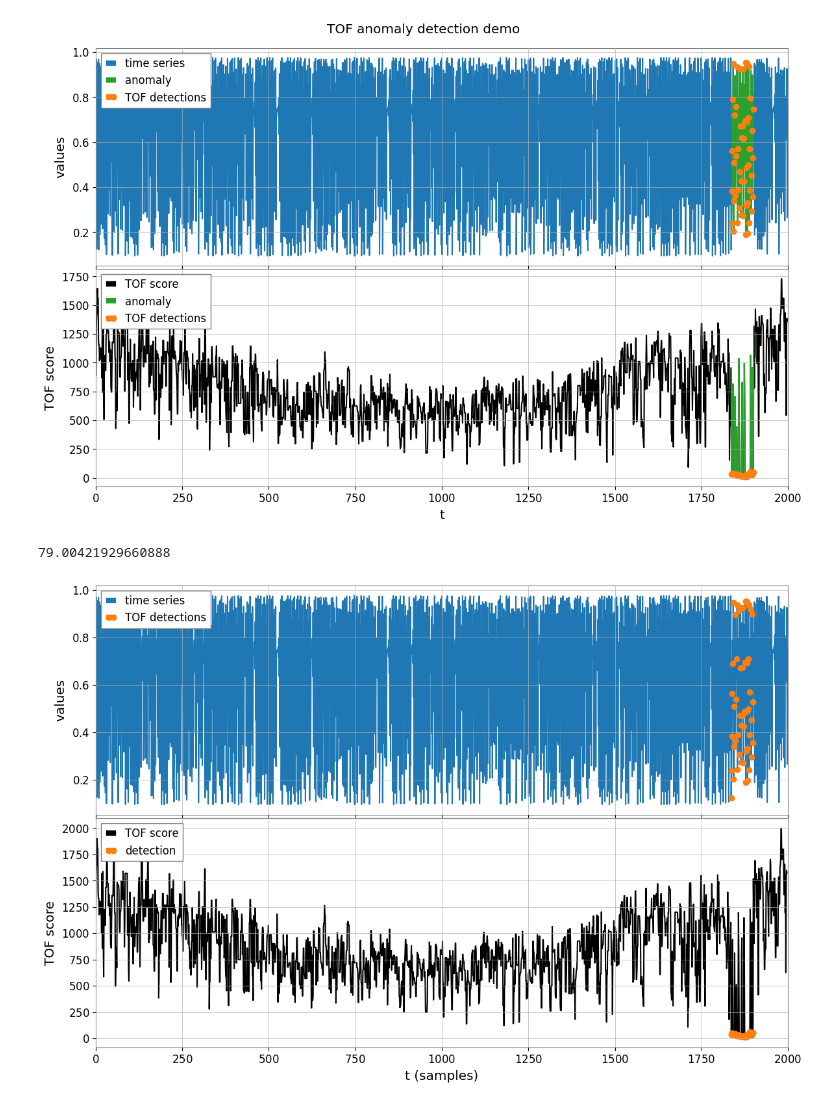
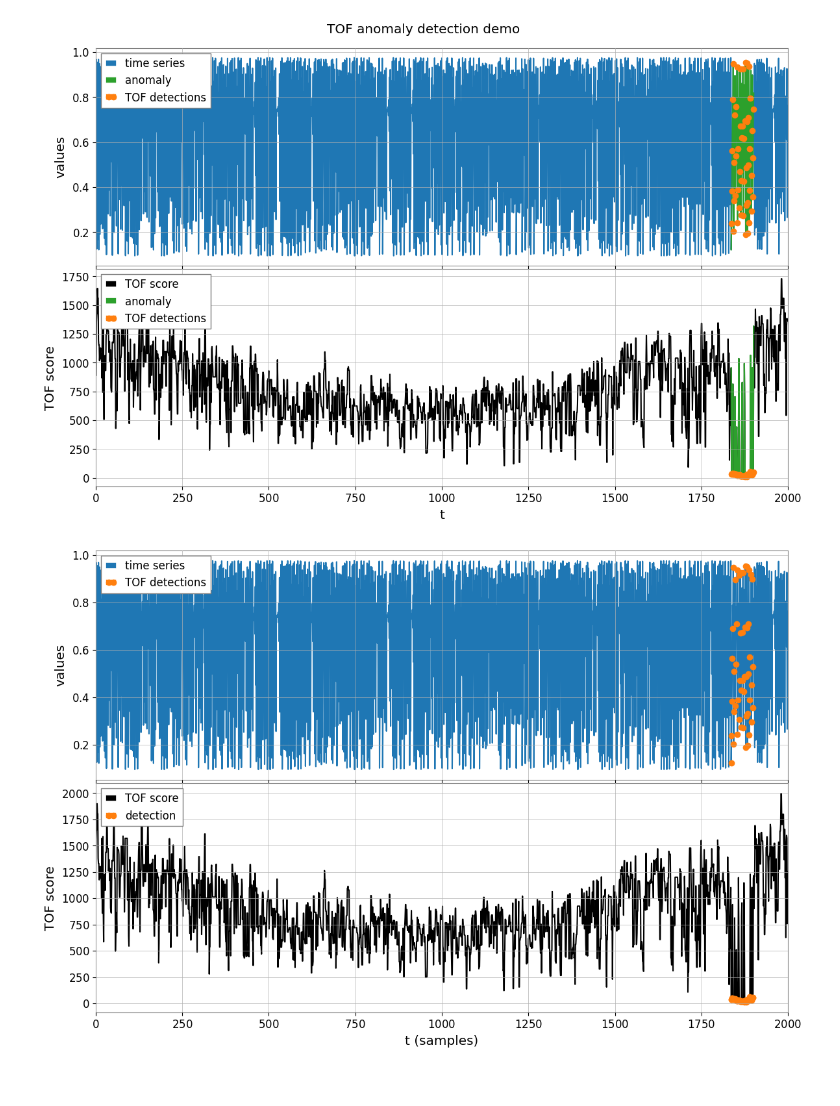
Before and after one commit to JulianZDing/LOFscratch, a Jupyter notebook: TOF Implementation Testing.ipynb, the cells around one changed output. Saved outputs shown, nothing was run; the diff lists cells and outputs as text; code cells hidden in the pictures.

```diff
--- a/TOF Implementation Testing.ipynb
+++ b/TOF Implementation Testing.ipynb
@@ -145,35 +144,34 @@ from tof_implementation import TemporalOutlierFactor
 
 # Generate some data
 data_df = generate_logmapdata(rseed=359)
 data = data_df[['value']].to_numpy()
 times = data_df.index.to_numpy()
 
 # Detect outliers
 c_tof = TemporalOutlierFactor(event_length=80)
-c_tof.fit(data)
+data, times = c_tof.fit(data, times)
 
 # Plot results
 fig, axs = plt.subplots(2, 1, figsize=(12,8), sharex=True)
 
 axs[0].plot(times, data, color='tab:blue', label='time series')
 axs[0].plot(times[c_tof.tof_detections_], data[c_tof.tof_detections_],
     lw=0, marker='o', color='tab:orange', label='TOF detections')
 axs[0].set_ylabel('values')
 axs[0].legend(loc='upper left', framealpha=1)
 
-axs[1].plot(times[:-2], c_tof.tofs_, color='k', label='TOF score')
-axs[1].plot(times[:-2][c_tof.tof_detections_], c_tof.tofs_[c_tof.tof_detections_],
+axs[1].plot(times, c_tof.tofs_, color='k', label='TOF score')
+axs[1].plot(times[c_tof.tof_detections_], c_tof.tofs_[c_tof.tof_detections_],
     lw=0, marker='o', color='tab:orange', label='detection')
 axs[1].set_ylabel('TOF score')
 axs[1].set_xlabel('t (samples)')
 axs[1].legend(loc='upper left', framealpha=1)
 
 axs[0].grid(True)
 axs[1].grid(True)
 axs[1].set_xlim(0, 2000)
 
 fig.tight_layout(rect=[0, 0, 1, 1], pad=1, h_pad=0, w_pad=0)
 plt.show()
 # %% [output]
-79.00421929660888
-[figure, old version]
+[figure, new version]
```
Also changed, not shown: parts of 1 cell of this notebook, 3 other files.
